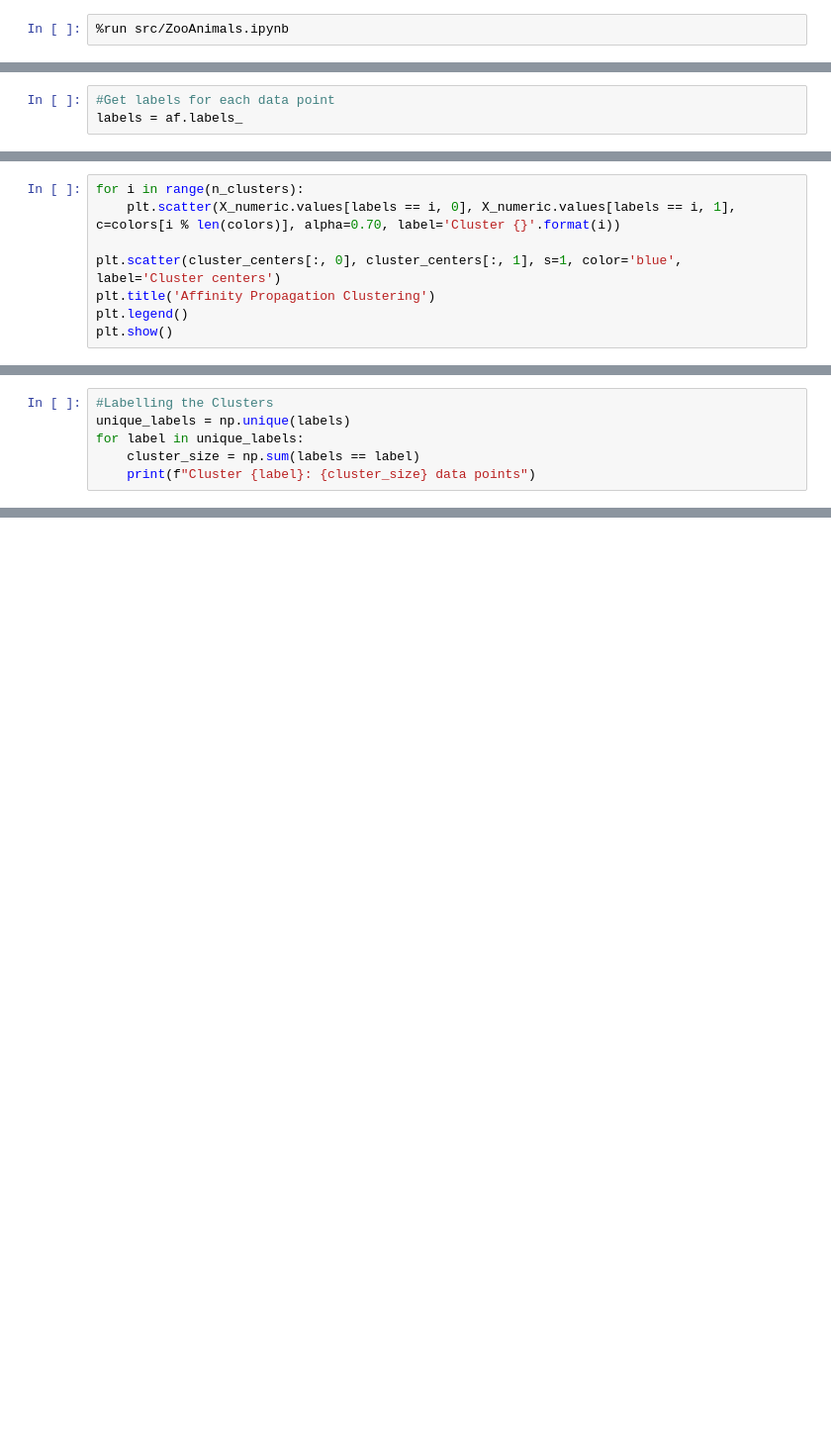
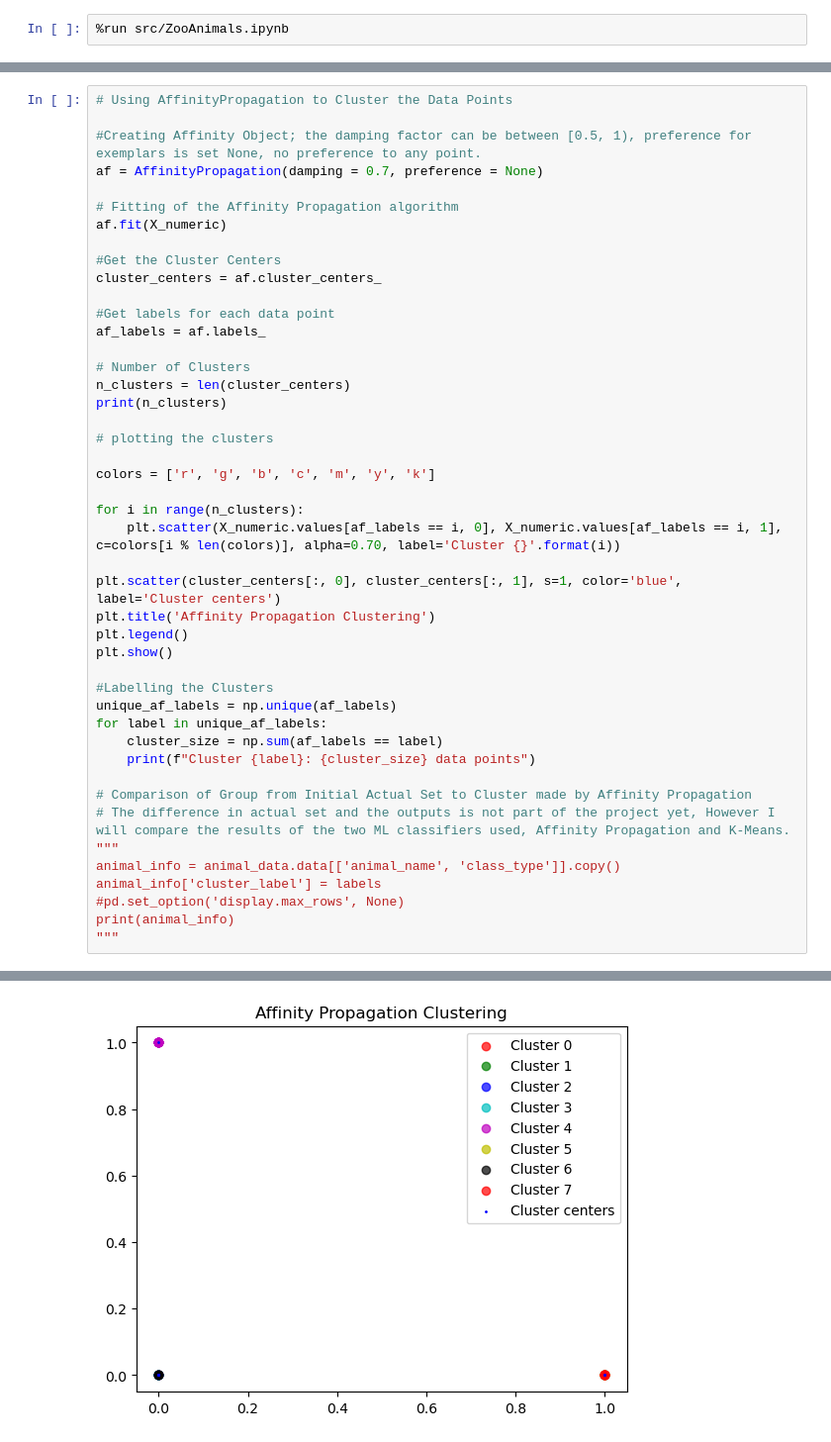
Before and after one commit to sergiopicascia/dscoding-projects, a Jupyter notebook: Akash.Mittal/main.ipynb, the cells around one changed output, grey strips where cells are left out. Shown at 99% size. Cells and saved outputs as stored; diff of their text form; blank space fills up the shorter version.

Commit message:
Final File with 2 Algorithms

```diff
--- a/Akash.Mittal/main.ipynb
+++ b/Akash.Mittal/main.ipynb
@@ -61,3 +34,0 @@ cluster_centers = af.cluster_centers_
-# %%
-#Get labels for each data point
-labels = af.labels_
@@ -74,8 +34,0 @@ colors = ['r', 'g', 'b', 'c', 'm', 'y', 'k']
-# %%
-for i in range(n_clusters):
-    plt.scatter(X_numeric.values[labels == i, 0], X_numeric.values[labels == i, 1], c=colors[i % len(colors)], alpha=0.70, label='Cluster {}'.format(i))
-
-plt.scatter(cluster_centers[:, 0], cluster_centers[:, 1], s=1, color='blue', label='Cluster centers')
-plt.title('Affinity Propagation Clustering')
-plt.legend()
-plt.show()
@@ -84,6 +34,0 @@ plt.show()
-# %%
-#Labelling the Clusters
-unique_labels = np.unique(labels)
-for label in unique_labels:
-    cluster_size = np.sum(labels == label)
-    print(f"Cluster {label}: {cluster_size} data points")
@@ -124,0 +35,46 @@ print(animal_info)
+# %%
+# Using AffinityPropagation to Cluster the Data Points
+
+#Creating Affinity Object; the damping factor can be between [0.5, 1), preference for exemplars is set None, no preference to any point.
+af = AffinityPropagation(damping = 0.7, preference = None)
+
+# Fitting of the Affinity Propagation algorithm
+af.fit(X_numeric)
+
+#Get the Cluster Centers
+cluster_centers = af.cluster_centers_
+
+#Get labels for each data point
+af_labels = af.labels_
+
+# Number of Clusters
+n_clusters = len(cluster_centers)
+print(n_clusters)
+
+# plotting the clusters
+
+colors = ['r', 'g', 'b', 'c', 'm', 'y', 'k']
+
+for i in range(n_clusters):
+    plt.scatter(X_numeric.values[af_labels == i, 0], X_numeric.values[af_labels == i, 1], c=colors[i % len(colors)], alpha=0.70, label='Cluster {}'.format(i))
+
+plt.scatter(cluster_centers[:, 0], cluster_centers[:, 1], s=1, color='blue', label='Cluster centers')
+plt.title('Affinity Propagation Clustering')
+plt.legend()
+plt.show()
+
+#Labelling the Clusters
+unique_af_labels = np.unique(af_labels)
+for label in unique_af_labels:
+    cluster_size = np.sum(af_labels == label)
+    print(f"Cluster {label}: {cluster_size} data points")
+
+# Comparison of Group from Initial Actual Set to Cluster made by Affinity Propagation
+# The difference in actual set and the outputs is not part of the project yet, However I will compare the results of the two ML classifiers used, Affinity Propagation and K-Means.
+"""
+animal_info = animal_data.data[['animal_name', 'class_type']].copy()
+animal_info['cluster_label'] = labels
+#pd.set_option('display.max_rows', None)
+print(animal_info)
+"""
+# %% [output]
@@ -124,0 +82 @@ print(animal_info)
+[figure, added]
```
Also changed, not shown: parts of 27 cells of this notebook.
